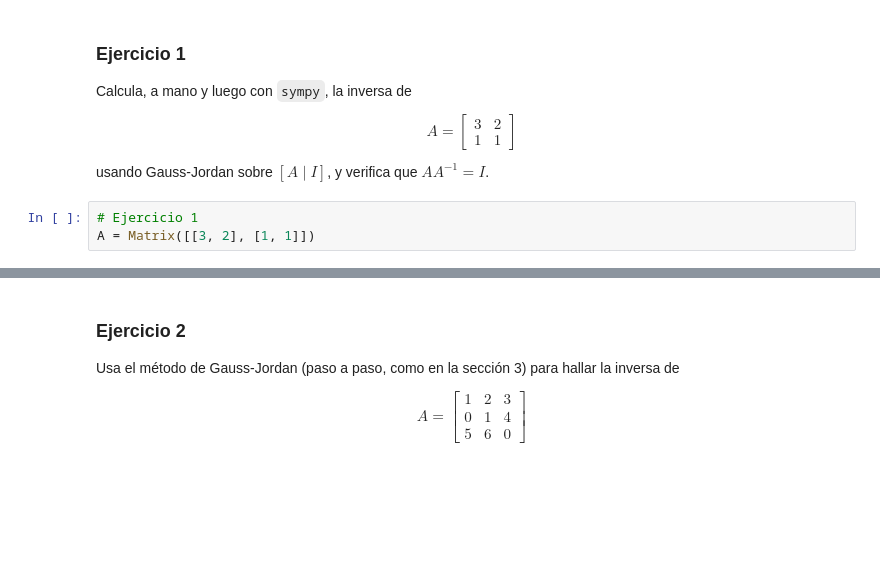
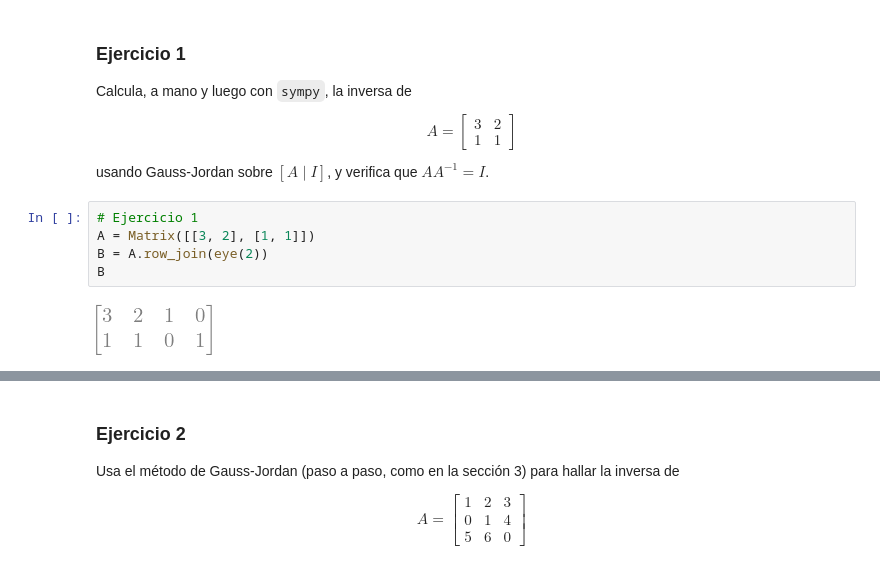
Before and after one commit to arleyfernandotorresgalindo/AL_2026_02, a Jupyter notebook: Cuadernos_clase/Cuaderno2.ipynb, the cells around one changed output, grey strips where cells are left out. Drawn from its saved outputs; the diff is of its cells as text; blank space fills up the shorter version.

```diff
--- a/Cuadernos_clase/Cuaderno2.ipynb
+++ b/Cuadernos_clase/Cuaderno2.ipynb
@@ -233,3 +233,7 @@ usando Gauss-Jordan sobre $[A\mid I]$, y verifica que $AA^{-1} = I$.
 # %%
 # Ejercicio 1
 A = Matrix([[3, 2], [1, 1]])
+B = A.row_join(eye(2))
+B
+# %% [output]
+[figure, added]
```
Also changed, not shown: parts of 15 cells of this notebook, 1 other file.
